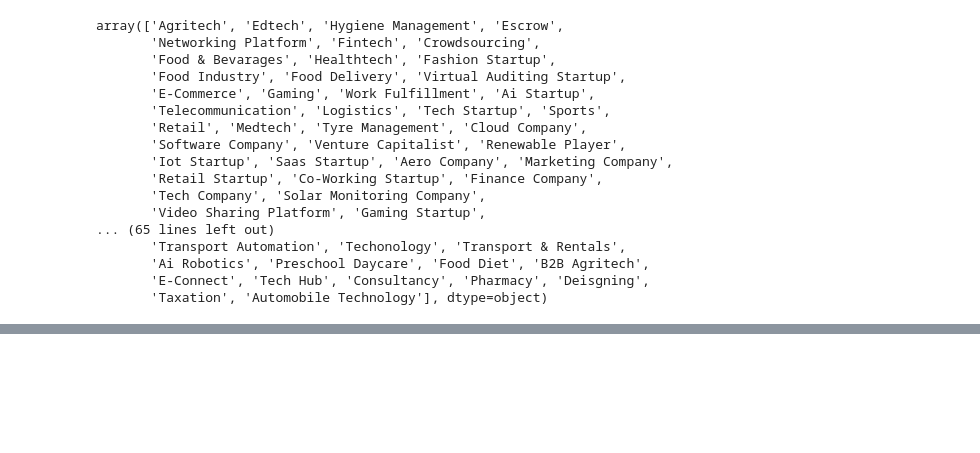
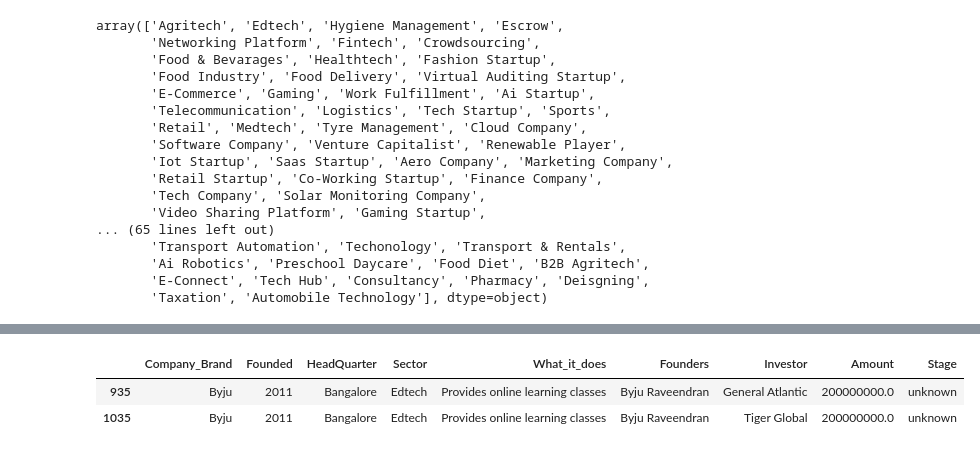
Before and after one commit to sethsot/Analysis-of-the-Indian-Startup-Ecosystem, a Jupyter notebook: Notebook/Data_Analysis.ipynb, the cells around one changed output, grey strips where cells are left out. Drawn from its saved outputs; the diff is of its cells as text; code cells hidden in the pictures; blank space fills up the shorter version.

```diff
--- a/Notebook/Data_Analysis.ipynb
+++ b/Notebook/Data_Analysis.ipynb
@@ -564,0 +853,8 @@ array(['Agritech', 'Edtech', 'Hygiene Management', 'Escrow',
+# %%
+# check an example of a duplicate
+
+df_2020_cleaned.query('Company_Brand =="Byju"')
+# %% [output]
+|  | Company_Brand | Founded | HeadQuarter | Sector | What_it_does | Founders | Investor | Amount | Stage |
+| 935 | Byju | 2011 | Bangalore | Edtech | Provides online learning classes | Byju Raveendran | General Atlantic | 200000000.0 | unknown |
+| 1035 | Byju | 2011 | Bangalore | Edtech | Provides online learning classes | Byju Raveendran | Tiger Global | 200000000.0 | unknown |
```
Also changed, not shown: parts of 60 cells of this notebook.
